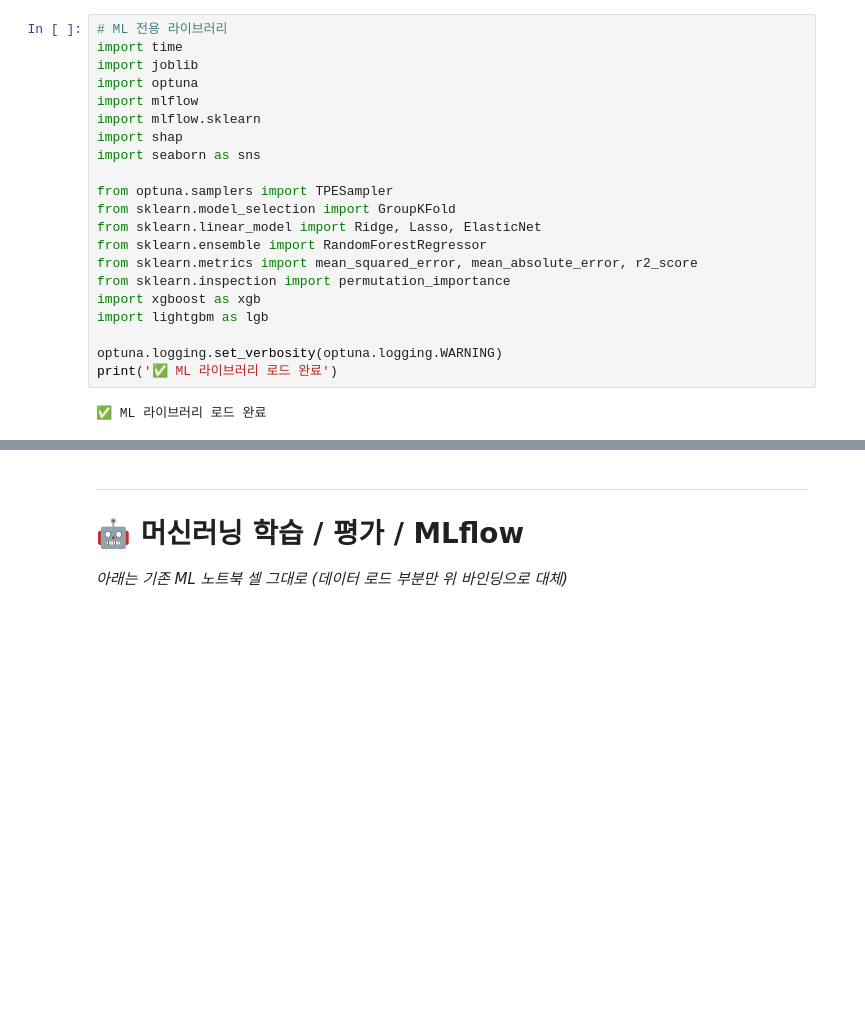
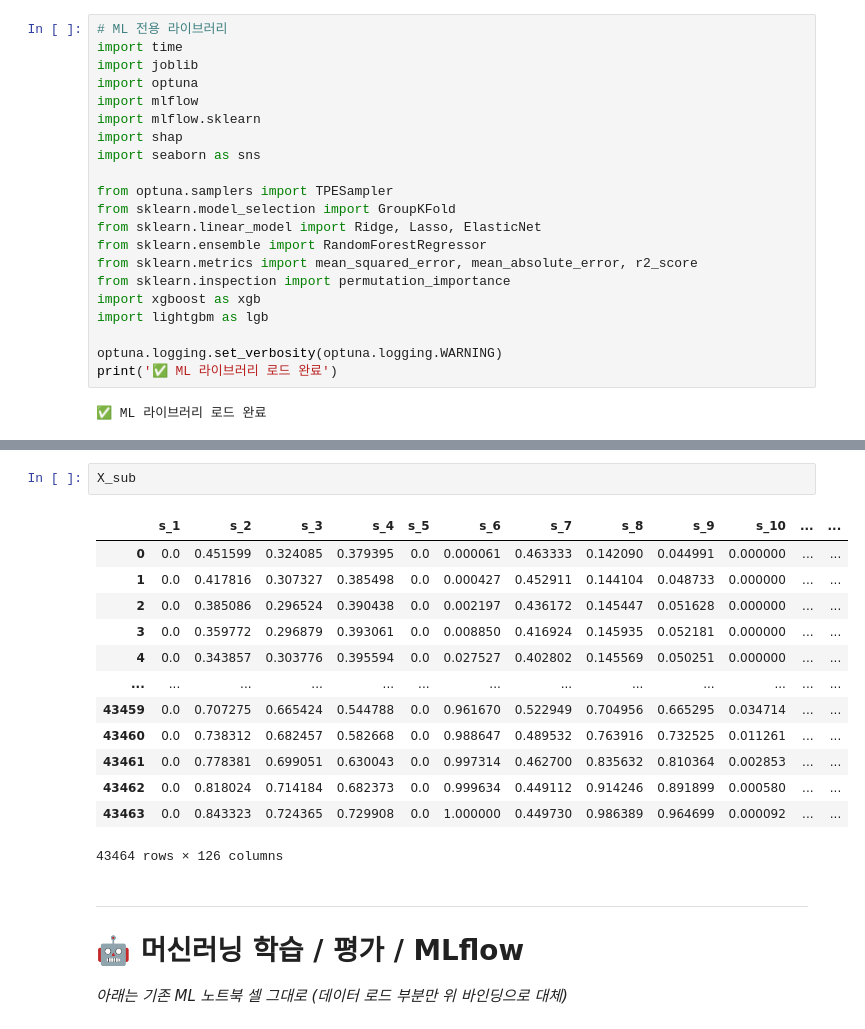
Before and after one commit to dlalswns0211/sparta_project_4_team16, a Jupyter notebook: SH/FD002_CMAPSS_Pipeline_ML_0426.ipynb, the cells around one changed output, grey strips where cells are left out. Drawn from its saved outputs; the diff is of its cells as text; blank space fills up the shorter version.

```diff
--- a/SH/FD002_CMAPSS_Pipeline_ML_0426.ipynb
+++ b/SH/FD002_CMAPSS_Pipeline_ML_0426.ipynb
@@ -466,3 +506,19 @@ print(f'  피처 수    : {len(MODEL_FEATURES)}개')
+# %%
+X_sub
+# %% [output]
+|  | s_1 | s_2 | s_3 | s_4 | s_5 | s_6 | s_7 | s_8 | s_9 | s_10 | ... | ... |
+| 0 | 0.0 | 0.451599 | 0.324085 | 0.379395 | 0.0 | 0.000061 | 0.463333 | 0.142090 | 0.044991 | 0.000000 | ... | ... |
+| 1 | 0.0 | 0.417816 | 0.307327 | 0.385498 | 0.0 | 0.000427 | 0.452911 | 0.144104 | 0.048733 | 0.000000 | ... | ... |
+| 2 | 0.0 | 0.385086 | 0.296524 | 0.390438 | 0.0 | 0.002197 | 0.436172 | 0.145447 | 0.051628 | 0.000000 | ... | ... |
+| 3 | 0.0 | 0.359772 | 0.296879 | 0.393061 | 0.0 | 0.008850 | 0.416924 | 0.145935 | 0.052181 | 0.000000 | ... | ... |
+| 4 | 0.0 | 0.343857 | 0.303776 | 0.395594 | 0.0 | 0.027527 | 0.402802 | 0.145569 | 0.050251 | 0.000000 | ... | ... |
+| ... | ... | ... | ... | ... | ... | ... | ... | ... | ... | ... | ... | ... |
+| 43459 | 0.0 | 0.707275 | 0.665424 | 0.544788 | 0.0 | 0.961670 | 0.522949 | 0.704956 | 0.665295 | 0.034714 | ... | ... |
+| 43460 | 0.0 | 0.738312 | 0.682457 | 0.582668 | 0.0 | 0.988647 | 0.489532 | 0.763916 | 0.732525 | 0.011261 | ... | ... |
+| 43461 | 0.0 | 0.778381 | 0.699051 | 0.630043 | 0.0 | 0.997314 | 0.462700 | 0.835632 | 0.810364 | 0.002853 | ... | ... |
+| 43462 | 0.0 | 0.818024 | 0.714184 | 0.682373 | 0.0 | 0.999634 | 0.449112 | 0.914246 | 0.891899 | 0.000580 | ... | ... |
+| 43463 | 0.0 | 0.843323 | 0.724365 | 0.729908 | 0.0 | 1.000000 | 0.449730 | 0.986389 | 0.964699 | 0.000092 | ... | ... |
+43464 rows × 126 columns
 # %% [markdown]
 ---
 # 🤖 머신러닝 학습 / 평가 / MLflow
```
Also changed, not shown: parts of 7 cells of this notebook, 7 other files.
